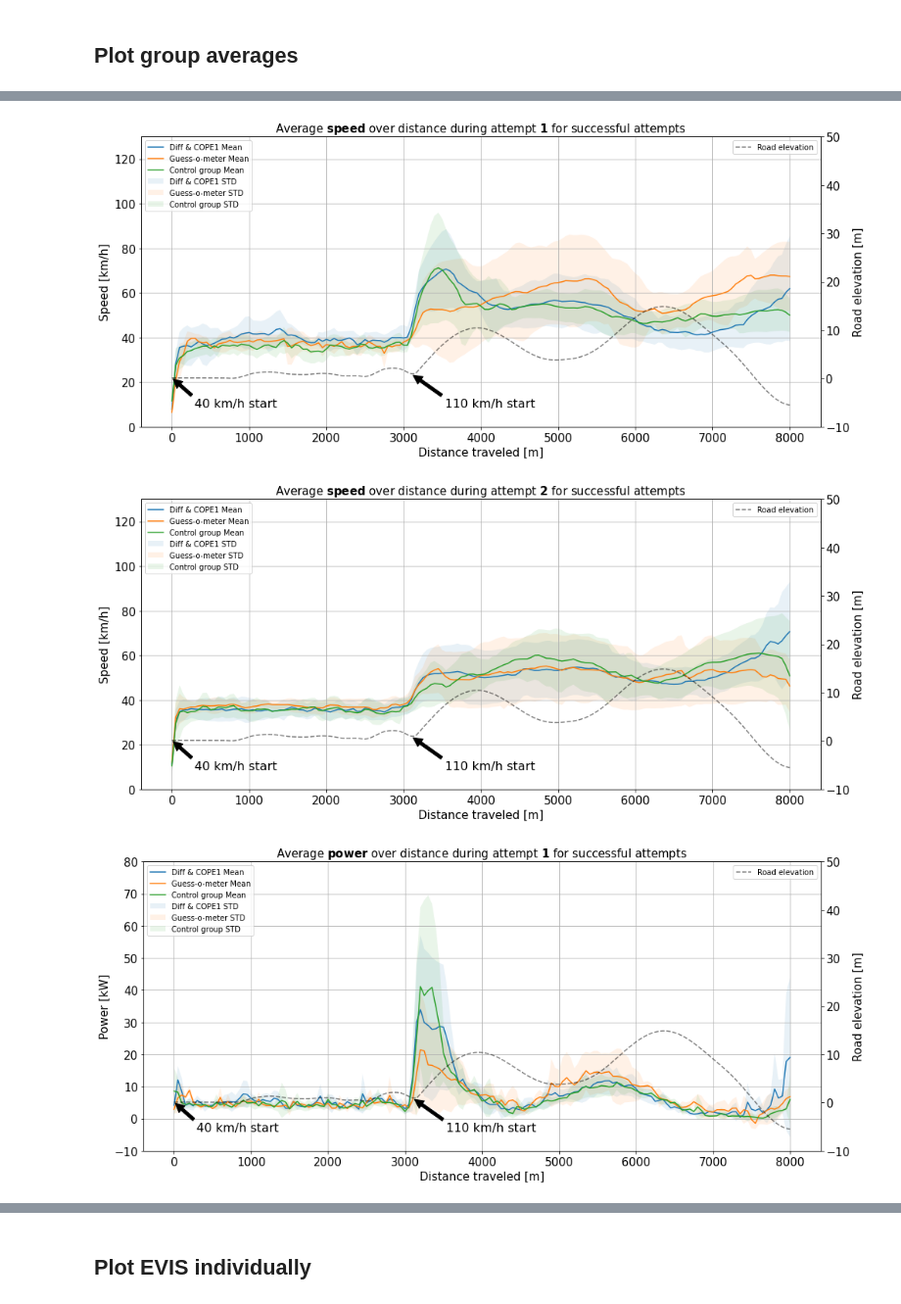
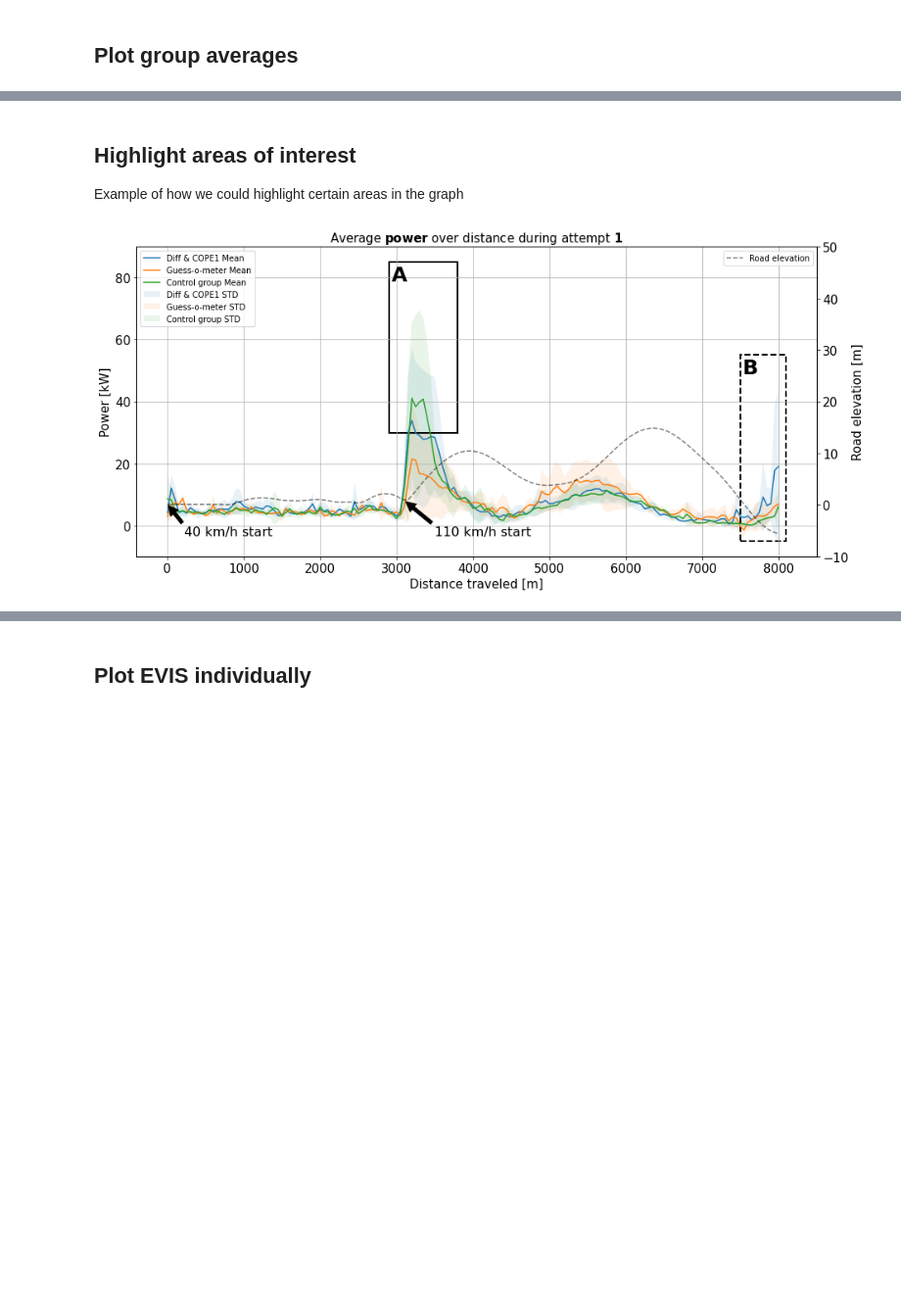
Before and after one commit to Sandsten/bev-vr-data-analysis, a Jupyter notebook: jupyter-notebooks/vis driving data.ipynb, the cells around one changed output, grey strips where cells are left out. Shown at 98% size. Drawn from its saved outputs; the diff is of its cells as text; code cells hidden in the pictures; blank space fills up the shorter version.

```diff
--- a/jupyter-notebooks/vis driving data.ipynb
+++ b/jupyter-notebooks/vis driving data.ipynb
@@ -150,9 +287,12 @@ matplotlib.rcParams.update(matplot_params)
+# %% [markdown]
+## Highlight areas of interest
+Example of how we could highlight certain areas in the graph
 # %%
 def plotGroupAverage(variable, attempt):
   variable_to_plot = variable
   attempt_nr = attempt
 
-  fig, ax = plt.subplots(figsize=(16,7))
+  fig, ax = plt.subplots(figsize=(15,7))
 
   groups_average = average_groups[average_groups.attempt == attempt_nr]
 
@@ -194,15 +334,14 @@ def plotGroupAverage(variable, attempt):
   # Fails
   plt.gca().set_prop_cycle(None)
 
-  if not exclude_failed_attempts:
-    failed_diff_and_cope = failed_attempts[(failed_attempts.evis_id == "diff_and_cope1") & (failed_attempts.attempt == attempt_nr)]
-    plt.scatter(failed_diff_and_cope.distance_traveled, failed_diff_and_cope[variable_to_plot], label="Diff & COPE1 failed attempts")
+  failed_diff_and_cope = failed_attempts[(failed_attempts.evis_id == "diff_and_cope1") & (failed_attempts.attempt == attempt_nr)]
+  #plt.scatter(failed_diff_and_cope.distance_traveled, failed_diff_and_cope[variable_to_plot], label="Diff & COPE1 failed attempts")
 
-    failed_guess = failed_attempts[(failed_attempts.evis_id == "guess_o_meter") & (failed_attempts.attempt == attempt_nr)]
-    plt.scatter(failed_guess.distance_traveled, failed_guess[variable_to_plot], label="Guess-o-meter failed attempts")
+  failed_guess = failed_attempts[(failed_attempts.evis_id == "guess_o_meter") & (failed_attempts.attempt == attempt_nr)]
+  #plt.scatter(failed_guess.distance_traveled, failed_guess[variable_to_plot], label="Guess-o-meter failed attempts")
 
-    failed_control_group = failed_attempts[(failed_attempts.evis_id == "control_group") & (failed_attempts.attempt == attempt_nr)]
-    plt.scatter(failed_control_group.distance_traveled, failed_control_group[variable_to_plot], label="Control group failed attempts")
+  failed_control_group = failed_attempts[(failed_attempts.evis_id == "control_group") & (failed_attempts.attempt == attempt_nr)]
+  #plt.scatter(failed_control_group.distance_traveled, failed_control_group[variable_to_plot], label="Control group failed attempts")
 
     # Road elevation
   road_evel_ax = ax.twinx()
@@ -220,50 +359,71 @@ def plotGroupAverage(variable, attempt):
             arrowprops=dict(facecolor='black', shrink=0.05),
             fontsize=16,
             horizontalalignment='right', verticalalignment='top')
-  road_evel_ax.annotate('110 km/h start', (3100, road_elevation.road_elevation[30]),
+  road_evel_ax.annotate('110 km/h start', (3100, road_elevation.road_elevation[31]),
           xytext=(0.58, 0.1), textcoords='axes fraction',
           arrowprops=dict(facecolor='black', shrink=0.05),
           fontsize=16,
           horizontalalignment='right', verticalalignment='top')
 
   road_evel_ax.legend()
 
+
+
   tb1 = r"$\bf{" + variables_print_pretty[variable_to_plot].lower() + "}$"
   tb2 = r"$\bf{" + str(attempt) + "}$"
 
-  ax.set_title("Average " + tb1 + " over distance during attempt " + tb2 + " for successful attempts")
+  ax.set_title("Average " + tb1 + " over distance during attempt " + tb2)
 
   ax.legend(loc="upper left")
   if variable_to_plot == "speed":
     ax.set_ylim(0,130)
   if variable_to_plot == "power_usage":
-    ax.set_ylim(-10,80)
+    ax.set_ylim(-10,90)
   if variable_to_plot == "throttle_position":
     ax.set_ylim(0,105)
 
   ax.grid(True)
   ax.set_xlabel("Distance traveled [m]")
   ax.set_ylabel(variables_print_pretty[variable_to_plot] + " " + variables_unit[variable_to_plot])
 
+
+  rect = Rectangle((2900, 30), 900, 55, fill=False, linewidth=2)
+  ax.add_patch(rect)
+
+  ax.text(0.375, 0.94, 'A',
+        horizontalalignment='left',
+        verticalalignment='top',
+        transform=ax.transAxes,
+        fontsize=25,
+        fontweight='bold')
+
+
+  rect = Rectangle((7500, -5), 600, 60, fill=False, linewidth=2, linestyle="dashed")
+  ax.add_patch(rect)
+
+  ax.text(0.891, 0.641, 'B',
+        horizontalalignment='left',
+        verticalalignment='top',
+        transform=ax.transAxes,
+        fontsize=25,
+        fontweight='bold')
+
   if True:
-    title = "average_" + variables_print_pretty[variable_to_plot].lower() + "_attempt_" + str(attempt) + "_arrow_speed_" + "excluded_ids_" + str(exclusion_list)
-    plt.savefig("/home/steve/Pictures/figures/only successful attempts/" + title + ".png", dpi=200)
-    #title = "sample_distance_"+str(distance_window_size)+"m"
-    #plt.savefig("/home/steve/Pictures/figures/average distances/" + title + ".png", dpi=200)
+    title = "average_" + variables_print_pretty[variable_to_plot].lower() + "_attempt_" + str(attempt) + "_highlighted_areas_3_" + "excluded_ids_" + str(exclusion_list)
+    plt.savefig("/home/steve/Pictures/figures/average with excluded/" + title + ".png", dpi=200)
+
 
   plt.show()
 
 
 variable = "speed"
-plotGroupAverage(variable, 1)
-plotGroupAverage(variable, 2)
+#plotGroupAverage(variable, 1)
+#plotGroupAverage(variable, 2)
 variable = "power_usage"
 plotGroupAverage(variable, 1)
-plotGroupAverage(variable, 2)
+#plotGroupAverage(variable, 2)
 variable = "throttle_position"
-plotGroupAverage(variable, 1)
-plotGroupAverage(variable, 2)
+#plotGroupAverage(variable, 1)
+#plotGroupAverage(variable, 2)
 # %% [output]
-[figure, old version]
+[figure, new version]
-[figure, removed]
-[figure, removed]
```
Also changed, not shown: parts of 6 cells of this notebook.
